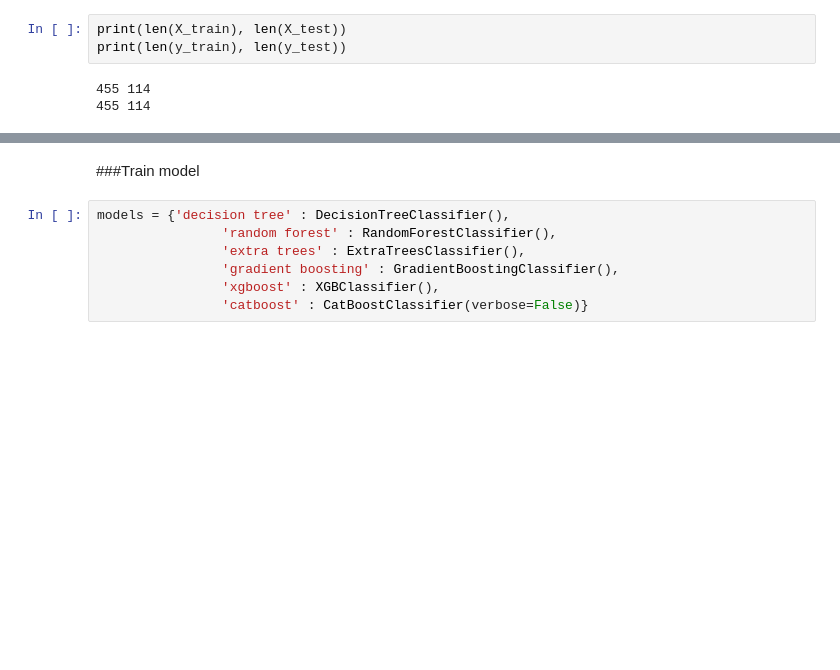
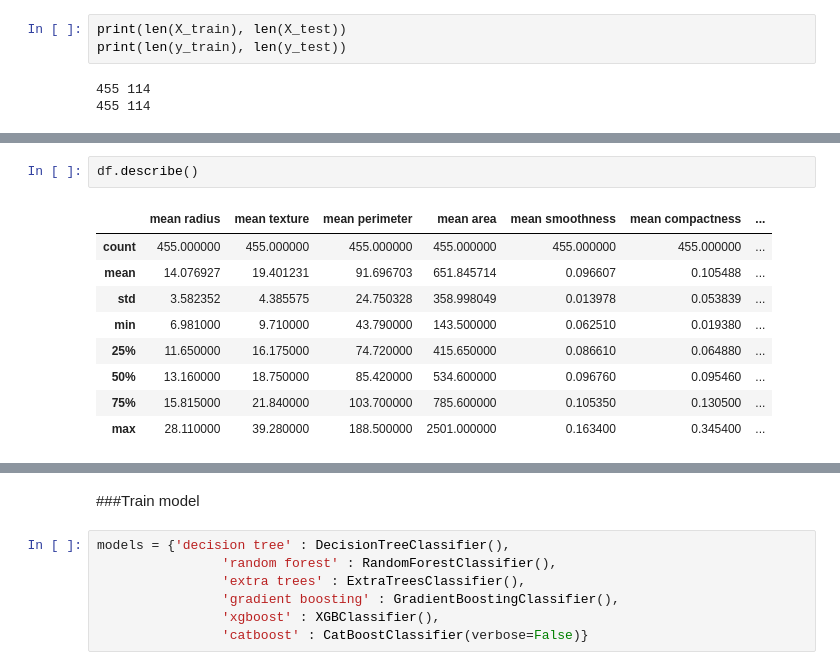
Before and after one commit to coder-penguin/ML, a Jupyter notebook: tutorial/scikit_learn_tutorial_class_models.ipynb, the cells around one changed output, grey strips where cells are left out. Drawn from its saved outputs; the diff is of its cells as text; blank space fills up the shorter version.

```diff
--- a/tutorial/scikit_learn_tutorial_class_models.ipynb
+++ b/tutorial/scikit_learn_tutorial_class_models.ipynb
@@ -116,0 +130,12 @@ print(len(y_train), len(y_test))
+# %%
+df.describe()
+# %% [output]
+|  | mean radius | mean texture | mean perimeter | mean area | mean smoothness | mean compactness | ... |
+| count | 455.000000 | 455.000000 | 455.000000 | 455.000000 | 455.000000 | 455.000000 | ... |
+| mean | 14.076927 | 19.401231 | 91.696703 | 651.845714 | 0.096607 | 0.105488 | ... |
+| std | 3.582352 | 4.385575 | 24.750328 | 358.998049 | 0.013978 | 0.053839 | ... |
+| min | 6.981000 | 9.710000 | 43.790000 | 143.500000 | 0.062510 | 0.019380 | ... |
+| 25% | 11.650000 | 16.175000 | 74.720000 | 415.650000 | 0.086610 | 0.064880 | ... |
+| 50% | 13.160000 | 18.750000 | 85.420000 | 534.600000 | 0.096760 | 0.095460 | ... |
+| 75% | 15.815000 | 21.840000 | 103.700000 | 785.600000 | 0.105350 | 0.130500 | ... |
+| max | 28.110000 | 39.280000 | 188.500000 | 2501.000000 | 0.163400 | 0.345400 | ... |
```
Also changed, not shown: parts of 18 cells of this notebook.
